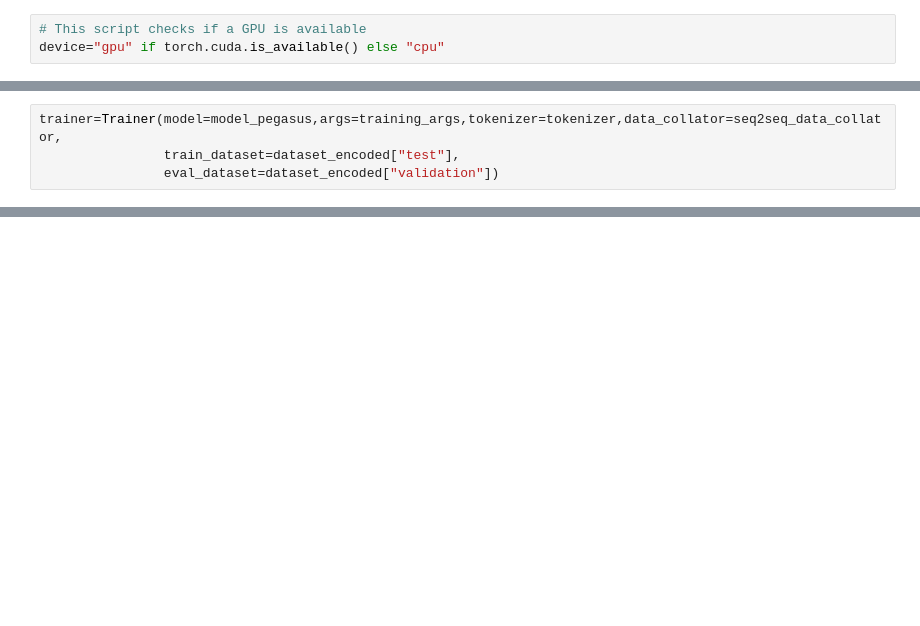
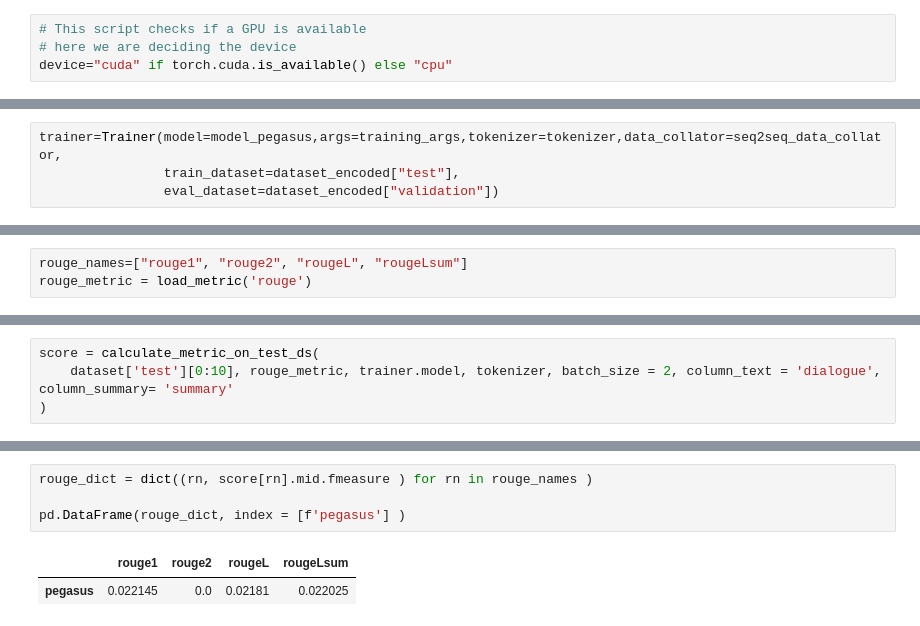
Before and after one commit to pavanbairu/Generative-AI, a Jupyter notebook: text_summarization.ipynb, the cells around one changed output, grey strips where cells are left out. Cells and saved outputs as stored; diff of their text form; blank space fills up the shorter version.

Commit message:
evaluatation of model

```diff
--- a/text_summarization.ipynb
+++ b/text_summarization.ipynb
@@ -135,7 +135,8 @@ from datasets import load_dataset,load_from_disk,load_metric
 import torch
 # %%
 # This script checks if a GPU is available
-device="gpu" if torch.cuda.is_available() else "cpu"
+# here we are deciding the device
+device="cuda" if torch.cuda.is_available() else "cpu"
 # %%
 device
 # %% [output]
@@ -441,0 +561,3 @@ TrainOutput(global_step=51, training_loss=3.0043694084765864, metrics={'train_ru
+# %%
+rouge_names=["rouge1", "rouge2", "rougeL", "rougeLsum"]
+rouge_metric = load_metric('rouge')
@@ -441,0 +588,4 @@ TrainOutput(global_step=51, training_loss=3.0043694084765864, metrics={'train_ru
+# %%
+score = calculate_metric_on_test_ds(
+    dataset['test'][0:10], rouge_metric, trainer.model, tokenizer, batch_size = 2, column_text = 'dialogue', column_summary= 'summary'
+)
@@ -441,0 +599,7 @@ TrainOutput(global_step=51, training_loss=3.0043694084765864, metrics={'train_ru
+# %%
+rouge_dict = dict((rn, score[rn].mid.fmeasure ) for rn in rouge_names )
+
+pd.DataFrame(rouge_dict, index = [f'pegasus'] )
+# %% [output]
+|  | rouge1 | rouge2 | rougeL | rougeLsum |
+| pegasus | 0.022145 | 0.0 | 0.02181 | 0.022025 |
```
Also changed, not shown: parts of 42 cells of this notebook.
